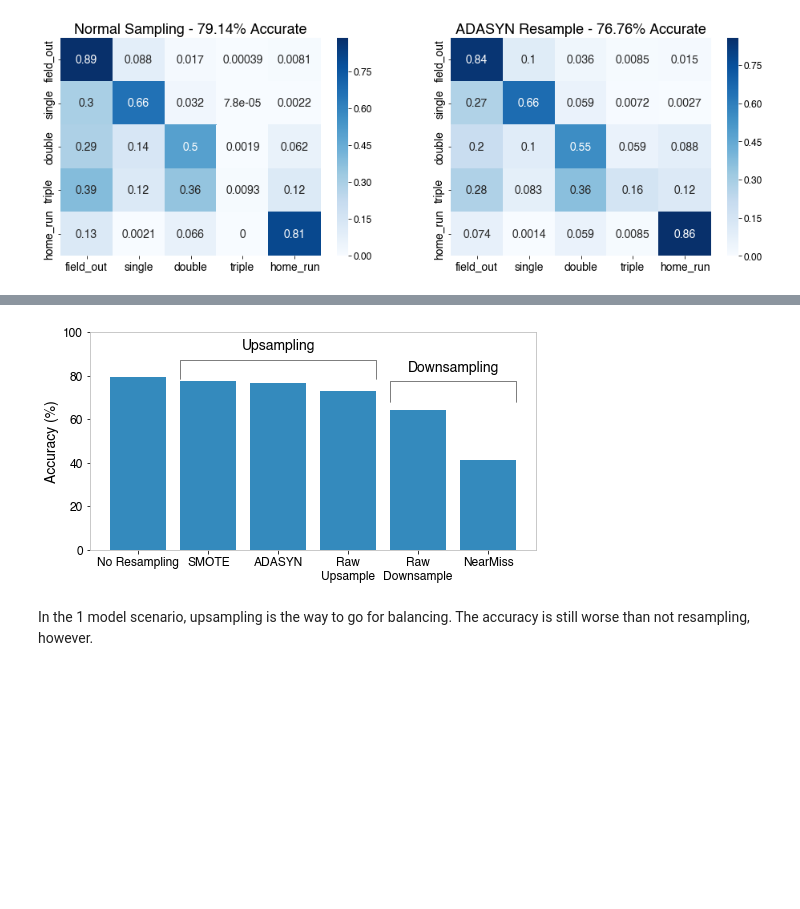
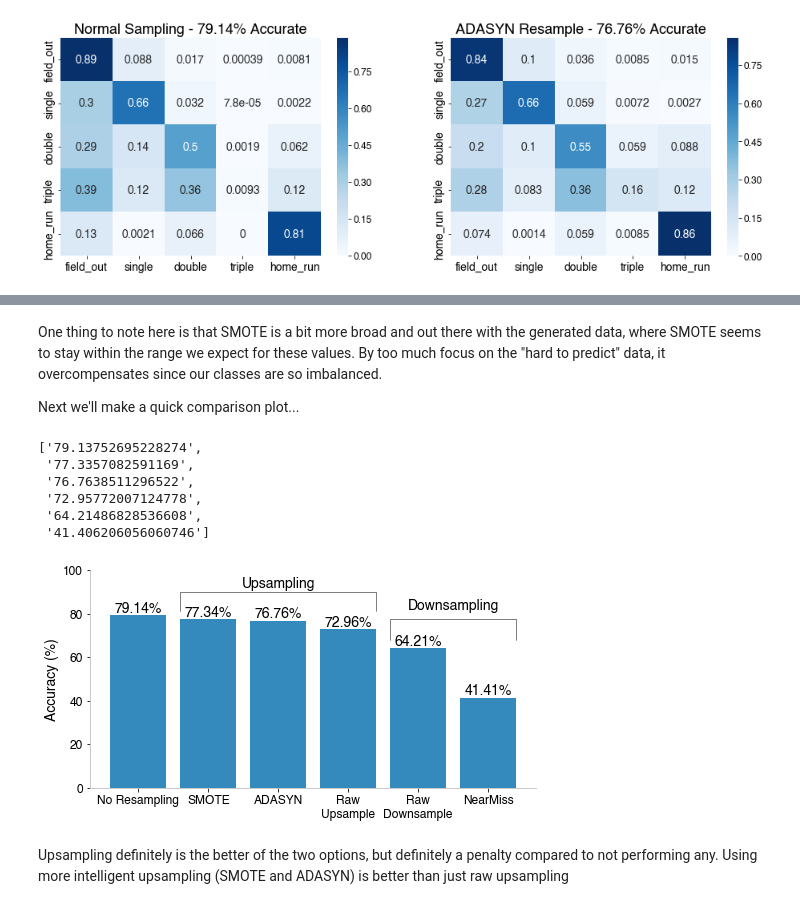
Before and after one commit to tjburch/mlb-hit-classifier, a Jupyter notebook: notebooks/3-resample.ipynb, the cells around one changed output, grey strips where cells are left out. Saved outputs shown, nothing was run; the diff lists cells and outputs as text; code cells hidden in the pictures; blank space fills up the shorter version.

```diff
--- a/notebooks/3-resample.ipynb
+++ b/notebooks/3-resample.ipynb
@@ -98,12 +100,12 @@ def conf_matrix(true, pred, classnames):
     sns.heatmap(conf_mat, annot=True, cmap='Blues', xticklabels=classnames, yticklabels=classnames, annot_kws={"size": 14})
 # %%
 def train_bdt(X, y, features, bdt_kwargdict={}, task_kwargdict={}):
-   # this_X = X[features]
     bdt_kwargdict.update({"feature_names":features})
-    #task_kwargdict.update({'eval_set': [(X_train[features], y_train), (X_test[features],y_test)]})
+    this_X = X[features]
+    task_kwargdict.update({'eval_set': [(this_X, y), (X_test[features],y_test)]})
     bdt_param, task_param = generate_params(features, bdt_kwargdict=bdt_kwargdict, task_kwargdict=task_kwargdict)
     bdt = xgb.XGBClassifier(**bdt_param)
-    bdt.fit( X, y, verbose=False, **task_param)
+    bdt.fit( this_X, y, verbose=False, **task_param)
     print(bdt)
     return bdt
 # %% [markdown]
@@ -445,3 +497,7 @@ Next we'll make a quick comparison plot
+# %% [markdown]
+One thing to note here is that SMOTE is a bit more broad and out there with the generated data, where SMOTE seems to stay within the range we expect for these values. By too much focus on the "hard to predict" data, it overcompensates since our classes are so imbalanced.
+
+Next we'll make a quick comparison plot...
 # %%
 from collections import OrderedDict
 scores = OrderedDict()
@@ -449,8 +505,18 @@ scores["No Resampling"] =  100*adjusted_bdt.score(X_test[adjusted_features], y_t
 scores["SMOTE"] = 100*smote_bdt.score(X_test[adjusted_features], y_test)
 scores["ADASYN"] =  100*adasyn_bdt.score(X_test[adjusted_features], y_test)
 scores["Raw\nUpsample"] = 100*upsample_bdt.score(X_test[adjusted_features], y_test)
-scores["Raw\nDownsample"] = 100*downsample_bdt.score(X_test[adjusted_features], y_test),
-scores["NearMiss"] = 100*NearMiss_bdt.score(X_test[adjusted_features], y_test),
+scores["Raw\nDownsample"] = 100*downsample_bdt.score(X_test[adjusted_features], y_test)
+scores["NearMiss"] = 100*NearMiss_bdt.score(X_test[adjusted_features], y_test)
+# %%
+[ f"{v}" for v in list(scores.values())]
+#[ f"{v[0]:.2f}%" for v in list(scores.values())]
+# %% [output]
+['79.13752695228274',
+ '77.3357082591169',
+ '76.7638511296522',
+ '72.95772007124778',
+ '64.21486828536608',
+ '41.406206056060746']
 # %%
 fig = plt.figure(figsize=(8,4))
 plt.bar(scores.keys(), scores.values())
@@ -459,35 +525,43 @@ plt.ylim(top=100)
 
 
 plt.gca().annotate("",
-            xy=(0.6, 60), xycoords='data',
-            xytext=(3.4, 60), textcoords='data',
+            xy=(0.6, 63), xycoords='data',
+            xytext=(3.4, 63), textcoords='data',
             arrowprops=dict(arrowstyle="-",
                             connectionstyle="bar",
                             color="black",
                             shrinkA=40,
                             shrinkB=40,
                            ),
             )
 plt.gca().annotate("Upsampling", xy=(2,92),
                    xycoords='data',ha='center',fontsize=14)
 
 
 plt.gca().annotate("",
             xy=(3.6, 60), xycoords='data',
             xytext=(5.4, 60), textcoords='data',
             arrowprops=dict(arrowstyle="-",
                             connectionstyle="bar",
                             color="black",
                             shrinkA=17,
                             shrinkB=17,
                            ),
             )
 plt.gca().annotate("Downsampling", xy=(4.5,82),
                    xycoords='data',ha='center',fontsize=14)
 
+sns.despine()
+
+labels = [ f"{v:.2f}%" for v in scores.values()]
+rects = plt.gca().patches
+for rect, label in zip(rects, labels):
+    height = rect.get_height()
+    plt.gca().text(rect.get_x() + rect.get_width() / 2, height, label,
+                   ha='center', va='bottom',fontsize=14)
 
 plt.savefig(saveDir+"/single_sampling_comparison", bbox_inches='tight')
 # %% [output]
-[figure, old version]
+[figure, new version]
-# %% [markdown]
-In the 1 model scenario, upsampling is the way to go for balancing. The accuracy is still worse than not resampling, however.
+# %% [markdown]
+Upsampling definitely is the better of the two options, but definitely a penalty compared to not performing any. Using more intelligent upsampling (SMOTE and ADASYN) is better than just raw upsampling
```
Also changed, not shown: parts of 50 cells of this notebook.
